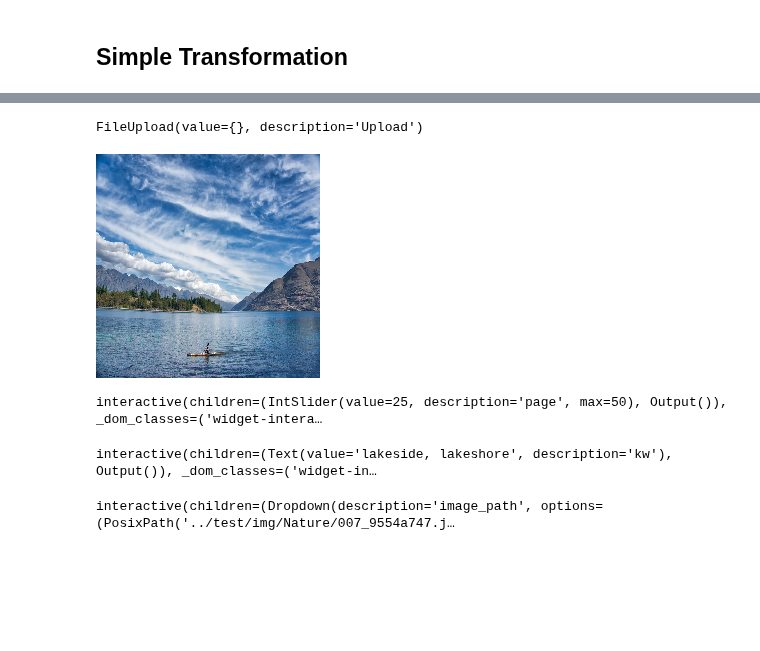
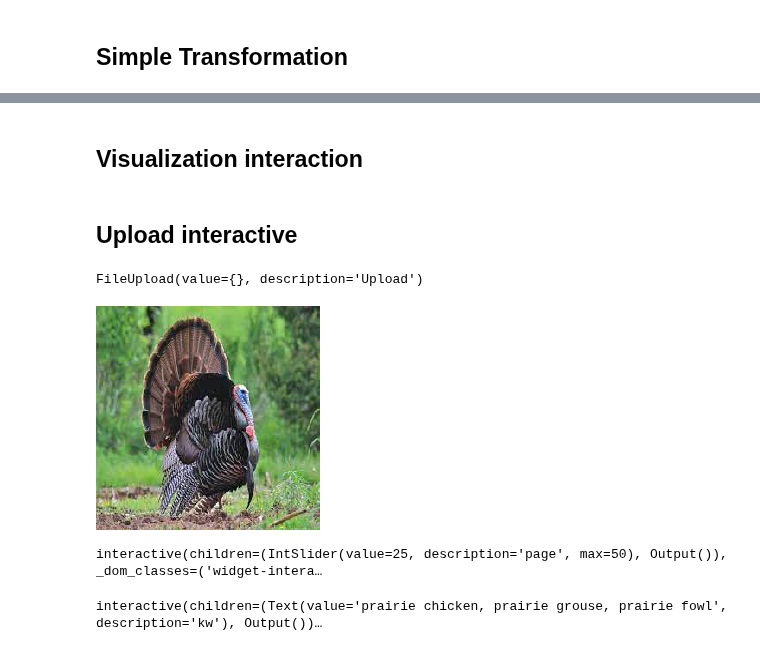
Before and after one commit to unpackAI/unpackai, a Jupyter notebook: nbs/16_interp_cnn.ipynb, the cells around one changed output, grey strips where cells are left out. Cells and saved outputs as stored; diff of their text form; code cells hidden in the pictures; blank space fills up the shorter version.

Commit message:
👨🏻‍🏫 visualization cnn

```diff
--- a/nbs/16_interp_cnn.ipynb
+++ b/nbs/16_interp_cnn.ipynb
@@ -60,6 +1073,10 @@ basic_trans = simple_to_tensor(return_batch=True)
 # %%
 # export
 def tensor_to_8b(x):
+    """
+    Normalize a tensor to 8 bits single channel image
+        ready for Image.from_array(x, mode='L')
+    """
     min_ = x.min()
     max_ = x.max()
     return (256*(x-min_)/(max_-min_)).astype(np.int8)
@@ -66,6 +1087,12 @@ def tensor_to_8b(x):
 # %%
 # export
-def get_features_resnet(self, x):
+def get_features_resnet(
+    self: nn.Module,
+    x: torch.Tensor
+) -> torch.Tensor:
+    """
+    get activation featrues for resnet family of models
+    """
     # See note [TorchScript super()]
     with torch.no_grad():
         x = self.conv1(x)
@@ -81,2 +1127,4 @@ def get_features_resnet(self, x):
+# %% [markdown]
+## Visualization interaction
 # %%
 # export
@@ -176,7 +1206,7 @@ def image_upload(
     show_image: bool = True
 ):
     """
-    Upload image
+    Universal upload image widget
     to put image through a specific callback
     """
     fileupload = FileUpload()
@@ -196,20 +1226,26 @@ def image_upload(
     fileupload.observe(after_upload, names='_counter')
 
     display(fileupload)
+# %% [markdown]
+## Upload interactive
+# %%
+# export
+def upload_and_visualize_cnn(
+    model: nn.Module,
+    model_type: str = 'resnet'
+) -> None:
+    """
+    With a model, and the model structure
+    You can upload an image,
+        then visualize the heat map
+    """
+    def visualize_conv_backbone_upload_(img, ):
+        visualize_conv_backbone(model, img, model_type=model_type)
+    image_upload(visualize_conv_backbone_upload_, show_image=False)
 # %%
-def visualize_conv_backbone_upload(img, ):
-    visualize_conv_backbone(model, img, model_type="resnet")
+upload_and_visualize_cnn(model, model_type="resnet")
+# %% [output]
+FileUpload(value={}, description='Upload')
+[figure, added]
+interactive(children=(IntSlider(value=25, description='page', max=50), Output()), _dom_classes=('widget-intera…
+interactive(children=(Text(value='prairie chicken, prairie grouse, prairie fowl', description='kw'), Output())…
-# %%
-image_upload(visualize_conv_backbone_upload, show_image=False)
-# %% [output]
-FileUpload(value={}, description='Upload')
-[figure, removed]
-interactive(children=(IntSlider(value=25, description='page', max=50), Output()), _dom_classes=('widget-intera…
-interactive(children=(Text(value='lakeside, lakeshore', description='kw'), Output()), _dom_classes=('widget-in…
-# %%
-@interact
-def visualize_conv_backbone_(image_path=IMAGES):
-    with Image.open(image_path) as img:
-        visualize_conv_backbone(model, img, model_type="resnet")
-# %% [output]
-interactive(children=(Dropdown(description='image_path', options=(PosixPath('../test/img/Nature/007_9554a747.j…
```
Also changed, not shown: parts of 17 cells of this notebook, 8 other files.
